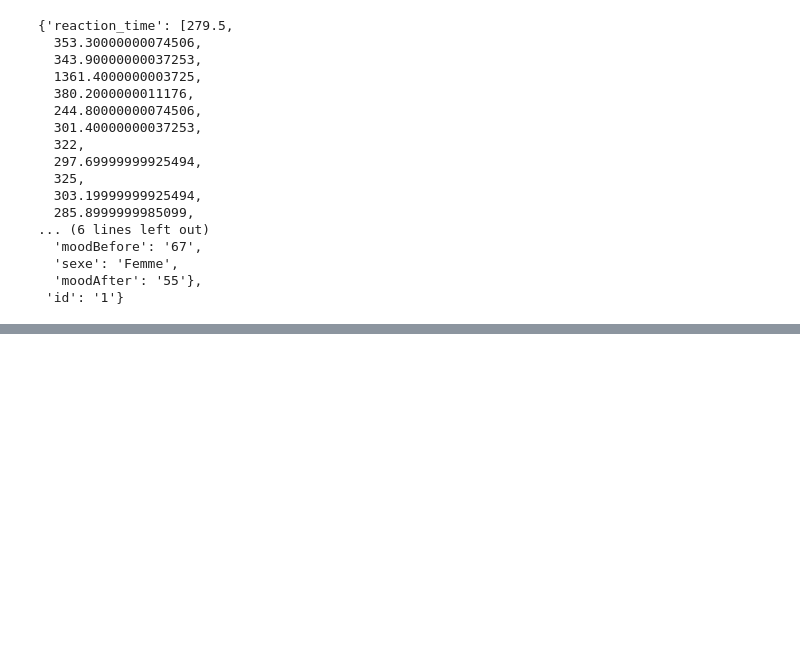
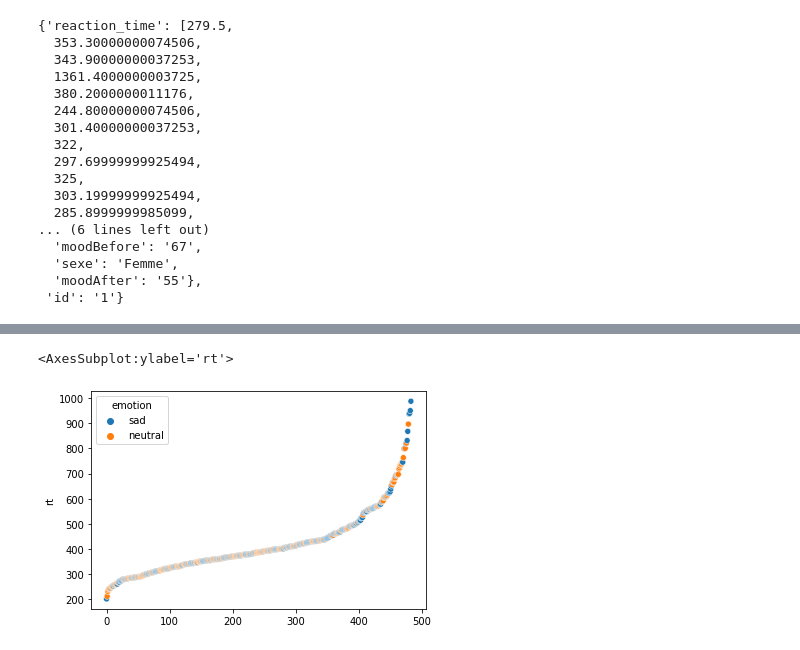
Before and after one commit to CharlesAttend/exp-psycho, a Jupyter notebook: traitement_donne.ipynb, the cells around one changed output, grey strips where cells are left out. Saved outputs shown, nothing was run; the diff lists cells and outputs as text; code cells hidden in the pictures; blank space fills up the shorter version.

```diff
--- a/traitement_donne.ipynb
+++ b/traitement_donne.ipynb
@@ -74,3 +109,9 @@ df
+# %%
+long_df_clipped = long_df_clipped.sort_values(by='rt')
+sns.scatterplot(x=range(len(big_rt_list_clipped)), y=long_df_clipped['rt'], hue=long_df_clipped['emotion'])
+# %% [output]
+<AxesSubplot:ylabel='rt'>
+[figure, added]
 # %%
 test = df[["emotion", "mean"]]
 sns.barplot(x=df['emotion'], y=df['mean'])
```
Also changed, not shown: parts of 10 cells of this notebook, 2 other files.
